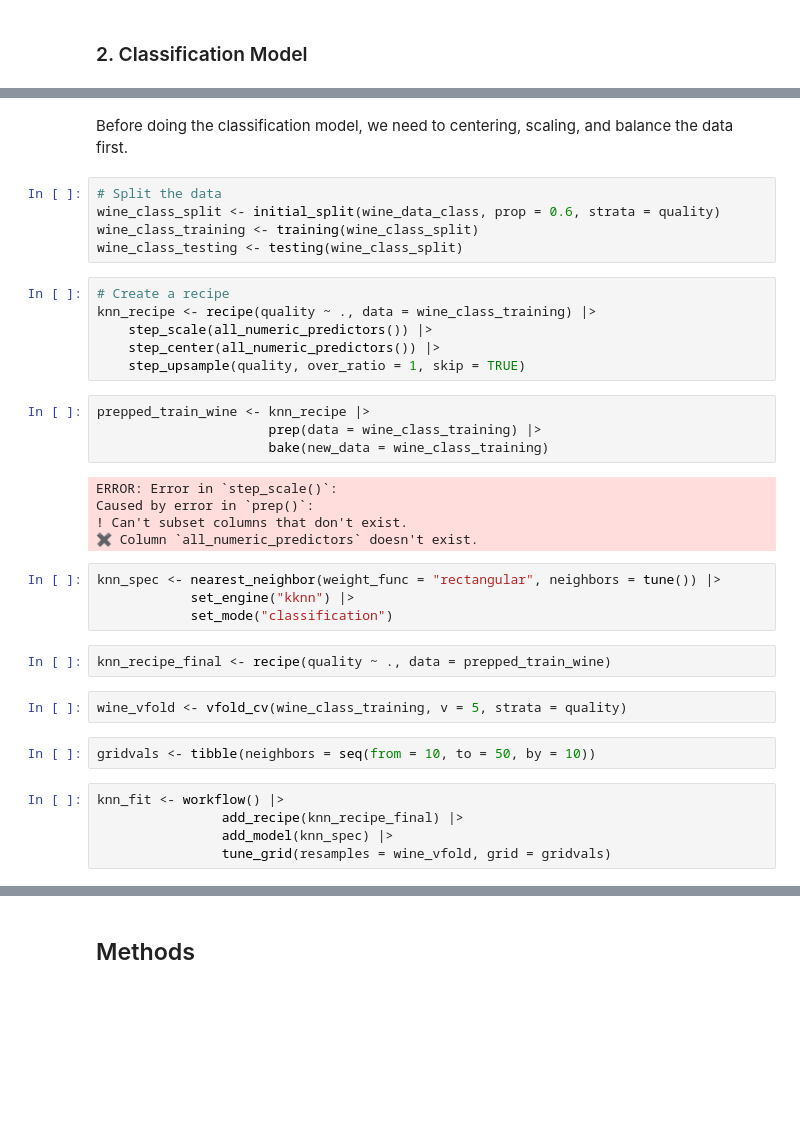
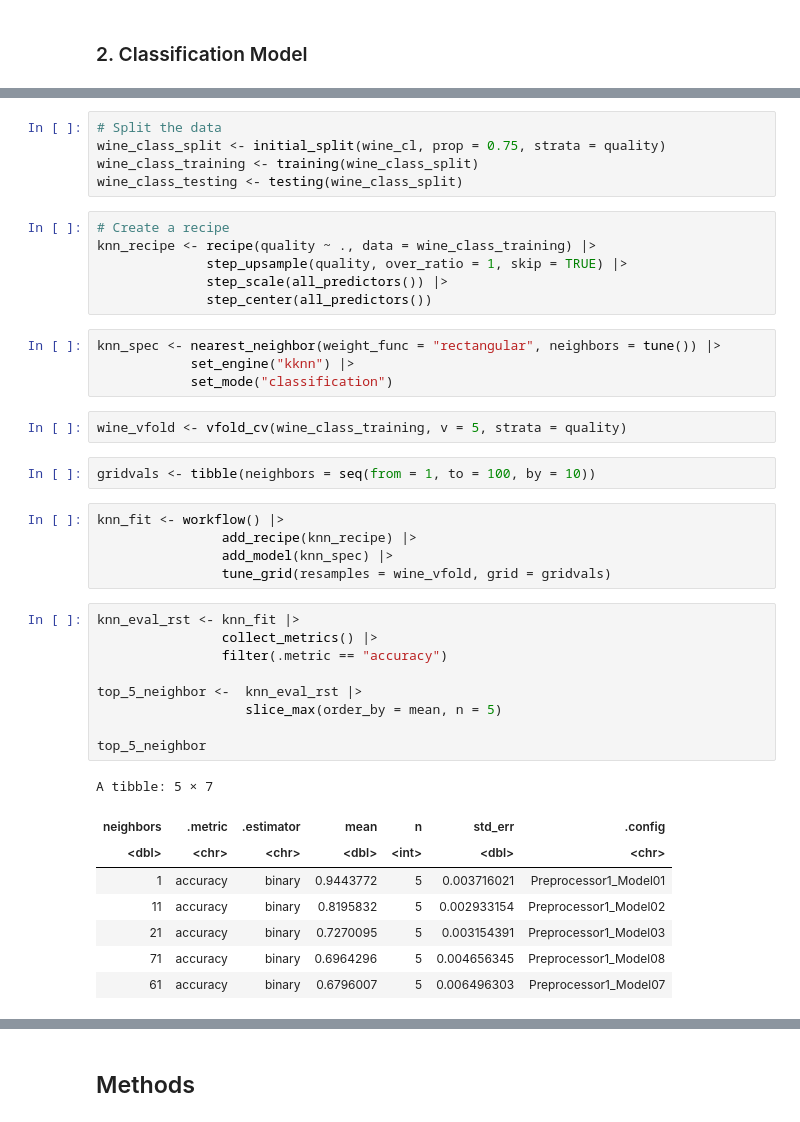
Before and after one commit to AlexNgGit/DSCI-GROUP-3, a Jupyter notebook: src/proposal.ipynb, the cells around one changed output, grey strips where cells are left out. Saved outputs shown, nothing was run; the diff lists cells and outputs as text; blank space fills up the shorter version.

```diff
--- a/src/proposal.ipynb
+++ b/src/proposal.ipynb
@@ -222,37 +332,42 @@ wine_data_class$quality <- as.factor(wine_data_class$quality)
-# %% [markdown]
-Before doing the classification model, we need to centering, scaling, and balance the data first.
 # %%
 # Split the data
-wine_class_split <- initial_split(wine_data_class, prop = 0.6, strata = quality)
+wine_class_split <- initial_split(wine_cl, prop = 0.75, strata = quality)
 wine_class_training <- training(wine_class_split)
 wine_class_testing <- testing(wine_class_split)
 # %%
 # Create a recipe
 knn_recipe <- recipe(quality ~ ., data = wine_class_training) |>
-    step_scale(all_numeric_predictors()) |>
-    step_center(all_numeric_predictors()) |>
-    step_upsample(quality, over_ratio = 1, skip = TRUE)
+              step_upsample(quality, over_ratio = 1, skip = TRUE) |>
+              step_scale(all_predictors()) |>
+              step_center(all_predictors())
-# %%
-prepped_train_wine <- knn_recipe |>
-                      prep(data = wine_class_training) |>
-                      bake(new_data = wine_class_training)
-# %% [output]
-ERROR: Error in `step_scale()`:
-Caused by error in `prep()`:
-! Can't subset columns that don't exist.
-✖ Column `all_numeric_predictors` doesn't exist.
 # %%
 knn_spec <- nearest_neighbor(weight_func = "rectangular", neighbors = tune()) |>
             set_engine("kknn") |>
             set_mode("classification")
-# %%
-knn_recipe_final <- recipe(quality ~ ., data = prepped_train_wine)
 # %%
 wine_vfold <- vfold_cv(wine_class_training, v = 5, strata = quality)
 # %%
-gridvals <- tibble(neighbors = seq(from = 10, to = 50, by = 10))
+gridvals <- tibble(neighbors = seq(from = 1, to = 100, by = 10))
 # %%
 knn_fit <- workflow() |>
-                add_recipe(knn_recipe_final) |>
+                add_recipe(knn_recipe) |>
                 add_model(knn_spec) |>
                 tune_grid(resamples = wine_vfold, grid = gridvals)
+# %%
+knn_eval_rst <- knn_fit |>
+                collect_metrics() |>
+                filter(.metric == "accuracy")
+
+top_5_neighbor <-  knn_eval_rst |>
+                   slice_max(order_by = mean, n = 5)
+
+top_5_neighbor
+# %% [output]
+A tibble: 5 × 7
+| neighbors | .metric | .estimator | mean | n | std_err | .config |
+| <dbl> | <chr> | <chr> | <dbl> | <int> | <dbl> | <chr> |
+| 1 | accuracy | binary | 0.9443772 | 5 | 0.003716021 | Preprocessor1_Model01 |
+| 11 | accuracy | binary | 0.8195832 | 5 | 0.002933154 | Preprocessor1_Model02 |
+| 21 | accuracy | binary | 0.7270095 | 5 | 0.003154391 | Preprocessor1_Model03 |
+| 71 | accuracy | binary | 0.6964296 | 5 | 0.004656345 | Preprocessor1_Model08 |
+| 61 | accuracy | binary | 0.6796007 | 5 | 0.006496303 | Preprocessor1_Model07 |
```
Also changed, not shown: parts of 23 cells of this notebook, 1 other file.
